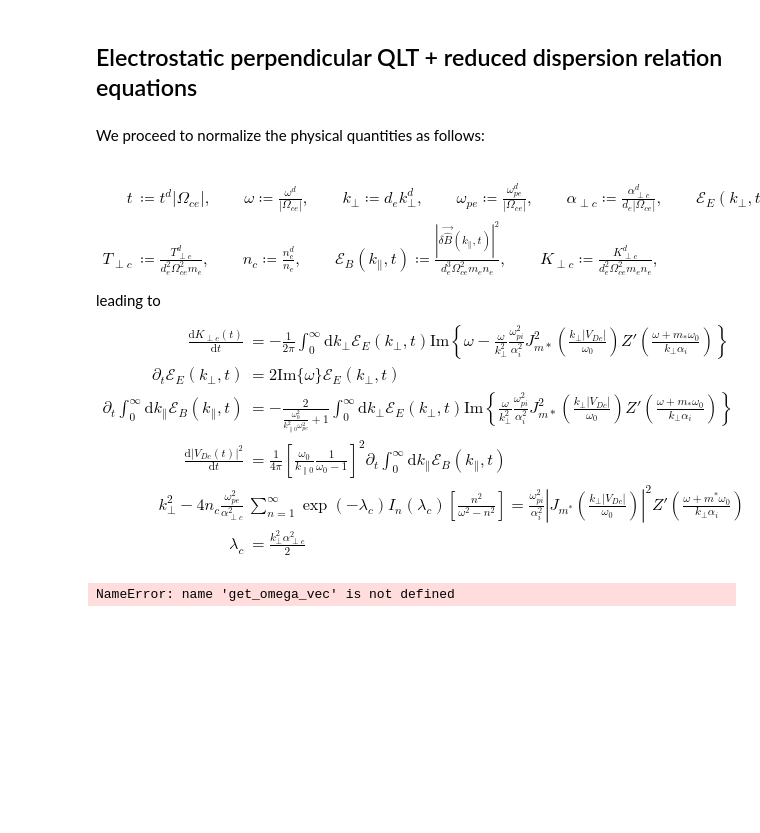
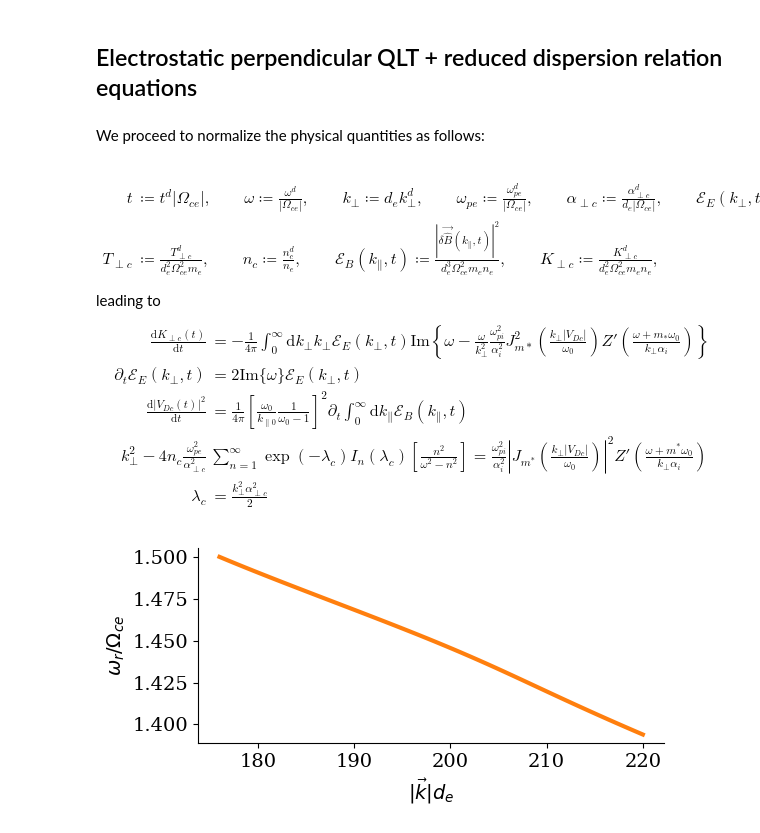
Before and after one commit to opaliss/QLT_whistler, a Jupyter notebook: secondary_waves/electrostatic_perpendicular_QLT.ipynb, the cells around one changed output. Drawn from its saved outputs; the diff is of its cells as text; code cells hidden in the pictures; blank space fills up the shorter version.

```diff
--- a/secondary_waves/electrostatic_perpendicular_QLT.ipynb
+++ b/secondary_waves/electrostatic_perpendicular_QLT.ipynb
@@ -34,9 +35,8 @@ We proceed to normalize the physical quantities as follows:
 \end{align*}
 leading to
 \begin{align*}
-    \frac{\mathrm{d} K_{\perp c}(t)}{\mathrm{d} t} &=  -\frac{1}{2\pi} \int_{0}^{\infty} \mathrm{d} k_{\perp} \mathcal{E}_{E}(k_{\perp}, t) \mathrm{Im} \left\{\omega - \frac{\omega}{k_{\perp}^2} \frac{\omega_{pi}^2}{\alpha_{i}^2} J^2_{m*}\left(\frac{k_{\perp} |V_{Dc}|}{ \omega_{0}}\right) Z{'}\left(\frac{\omega + m_{*} \omega_{0}}{k_{\perp} \alpha_{i}}\right)\right\}\\
+    \frac{\mathrm{d} K_{\perp c}(t)}{\mathrm{d} t} &=  -\frac{1}{4\pi} \int_{0}^{\infty} \mathrm{d} k_{\perp} k_{\perp} \mathcal{E}_{E}(k_{\perp}, t) \mathrm{Im} \left\{\omega - \frac{\omega}{k_{\perp}^2} \frac{\omega_{pi}^2}{\alpha_{i}^2} J^2_{m*}\left(\frac{k_{\perp} |V_{Dc}|}{ \omega_{0}}\right) Z{'}\left(\frac{\omega + m_{*} \omega_{0}}{k_{\perp} \alpha_{i}}\right)\right\}\\
     \partial_{t} \mathcal{E}_{E}(k_{\perp}, t)  &= 2 \mathrm{Im}\{\omega\}  \mathcal{E}_{E}(k_{\perp}, t) \\
-    \partial_{t} \int_{0}^{\infty} \mathrm{d} k_{\|}  \mathcal{E}_{B}(k_{\|}, t) &= - \frac{2}{\frac{\omega_{0}^2}{k_{\|0}^2\omega_{pe}^2} + 1} \int_{0}^{\infty} \mathrm{d} k_{\perp} \mathcal{E}_{E}(k_{\perp}, t) \mathrm{Im} \left\{ \frac{\omega}{k_{\perp}^2} \frac{\omega_{pi}^2}{\alpha_{i}^2} J^2_{m*}\left(\frac{k_{\perp} |V_{Dc}|}{ \omega_{0}}\right) Z{'}\left(\frac{\omega + m_{*} \omega_{0}}{k_{\perp} \alpha_{i}}\right)\right\}\\
     \frac{\mathrm{d} |V_{Dc}(t)|^2}{\mathrm{d} t} &= \frac{1}{4\pi} \left[\frac{\omega_{0}}{k_{\|0}}\frac{1}{\omega_{0} -1} \right]^2 \partial_{t} \int_{0}^{\infty} \mathrm{d} k_{\|}  \mathcal{E}_{B}(k_{\|}, t)\\
     k_{\perp}^2 - 4 n_{c} \frac{\omega_{pe}^2}{\alpha_{\perp c}^2} &\sum_{n=1}^{\infty}\exp(-\lambda_{c}) I_{n}(\lambda_{c}) \left[ \frac{n^2}{\omega^2 - n^2 }\right] = \frac{\omega_{pi}^2}{\alpha_{i}^2} \left|J_{m^{*}}\left(\frac{k_{\perp} |V_{Dc}|}{\omega_{0}}\right)\right|^2 Z'\left(\frac{\omega + m^{*}\omega_{0}}{k_{\perp} \alpha_{i}}\right) \\
     \lambda_{c} &= \frac{k_{\perp}^2 \alpha_{\perp c}^2}{2}
@@ -71,6 +73,16 @@ t_max = 600
 # %%
-sol_ = get_omega_vec(k_perp=k_perp_, k_par=k_par_, omega_pe=omega_pe, omega_pi=omega_pi,
-                     v_0=v_0, alpha_i=alpha_i, alpha_c_perp=alpha_c_perp, alpha_c_par=alpha_c_par,
-                     n_c=n_c, omega_0=omega_0, ic1=0.499 + 1j*1e-3, ic2=0.495 + 1j*1e-2, tol=1e-8)
+sol_ = get_omega_vec(k_vec=k_vec, omega_pe=omega_pe, omega_pi=omega_pi,
+                     v_0=v_0, alpha_i=alpha_i, alpha_perp_c=alpha_perp_c,
+                     n_c=n_c, omega_0=omega_0, ic1=1.5 + 1E-3j, ic2=1. + 1E-4j, tol=1e-15)
-# %% [output]
-NameError: name 'get_omega_vec' is not defined
+# %%
+fig, ax = plt.subplots(figsize=(6, 3))
+ax.plot(k_vec, sol_.real, linewidth=3, color="tab:orange")
+ax.set_ylabel('$\omega_r/\Omega_{ce}$')
+ax.set_xlabel(r"$|\vec{k}|d_{e}$")
+#ax.set_ylim(0, 0.7)
+ax.spines['right'].set_visible(False)
+ax.spines['top'].set_visible(False)
+plt.tight_layout()
+plt.savefig("../figs/vadim_2021/vadim_fig5_c.png", dpi=300, bbox_inches='tight')
+# %% [output]
+[figure, added]
```
Also changed, not shown: parts of 14 cells of this notebook, 5 other files.
